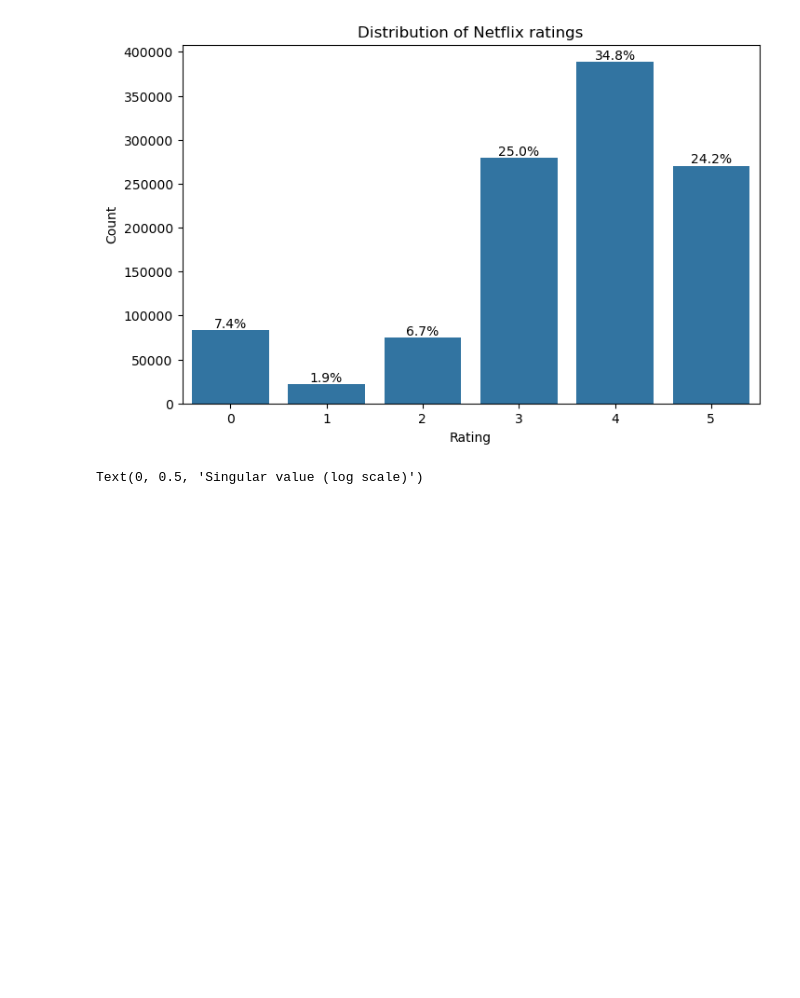
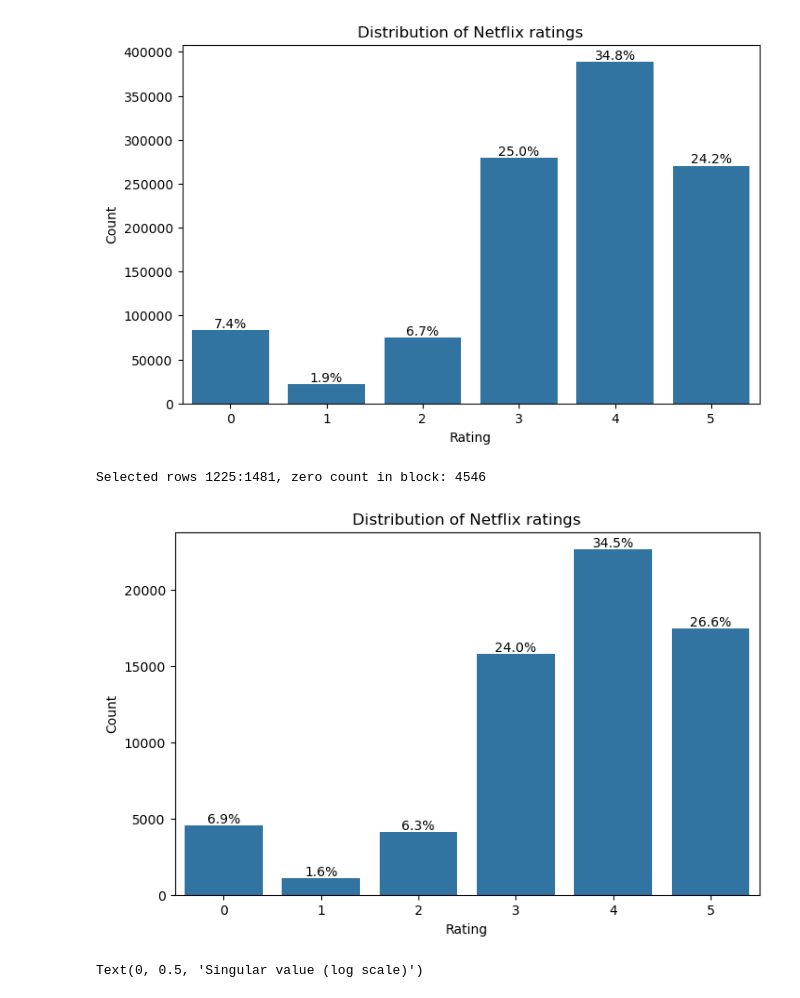
Before and after one commit to saramilovanova/nuclear-norm-data-reconstruction, a Jupyter notebook: notebooks/svt_analysis.ipynb, the cells around one changed output. Saved outputs shown, nothing was run; the diff lists cells and outputs as text; code cells hidden in the pictures; blank space fills up the shorter version.

```diff
--- a/notebooks/svt_analysis.ipynb
+++ b/notebooks/svt_analysis.ipynb
@@ -398,3 +398,41 @@ plt.title("Distribution of Netflix ratings")
 plt.show()
 # %% [output]
 [figure]
+# %%
+# Crop df to 256x256 selecting the contiguous 256-row block with minimum zeros
+window = 256
+assert df.shape[1] >= window, "DataFrame has fewer than 256 columns."
+
+zeros_per_row = (df.iloc[:, :window] == 0).sum(axis=1).to_numpy()
+cs = zeros_per_row.cumsum()
+# sliding window sums of zeros for each possible start row
+window_sums = cs[window - 1:] - np.concatenate(([0], cs[:-window]))
+best_start = int(np.argmin(window_sums))
+min_zeros = int(window_sums[best_start])
+
+df = df.iloc[best_start:best_start + window, :window].copy()
+print(f"Selected rows {best_start}:{best_start + window}, zero count in block: {min_zeros}")
+# %% [output]
+Selected rows 1225:1481, zero count in block: 4546
+# %%
+# visualize distribution of ratings with shown percentages
+plt.figure(figsize=(8, 5))
+sns.countplot(x=df.values.flatten(), order=range(6))
+# add percentages on top of bars
+total = len(df.values.flatten())
+for p in plt.gca().patches:
+    height = p.get_height()
+    percentage = height / total * 100
+    plt.gca().text(
+        p.get_x() + p.get_width() / 2,
+        height,
+        f"{percentage:.1f}%",
+        ha="center",
+        va="bottom"
+    )
+plt.xlabel("Rating")
+plt.ylabel("Count")
+plt.title("Distribution of Netflix ratings")
+plt.show()
+# %% [output]
+[figure, added]
```
Also changed, not shown: parts of 10 cells of this notebook, 6 other files.
